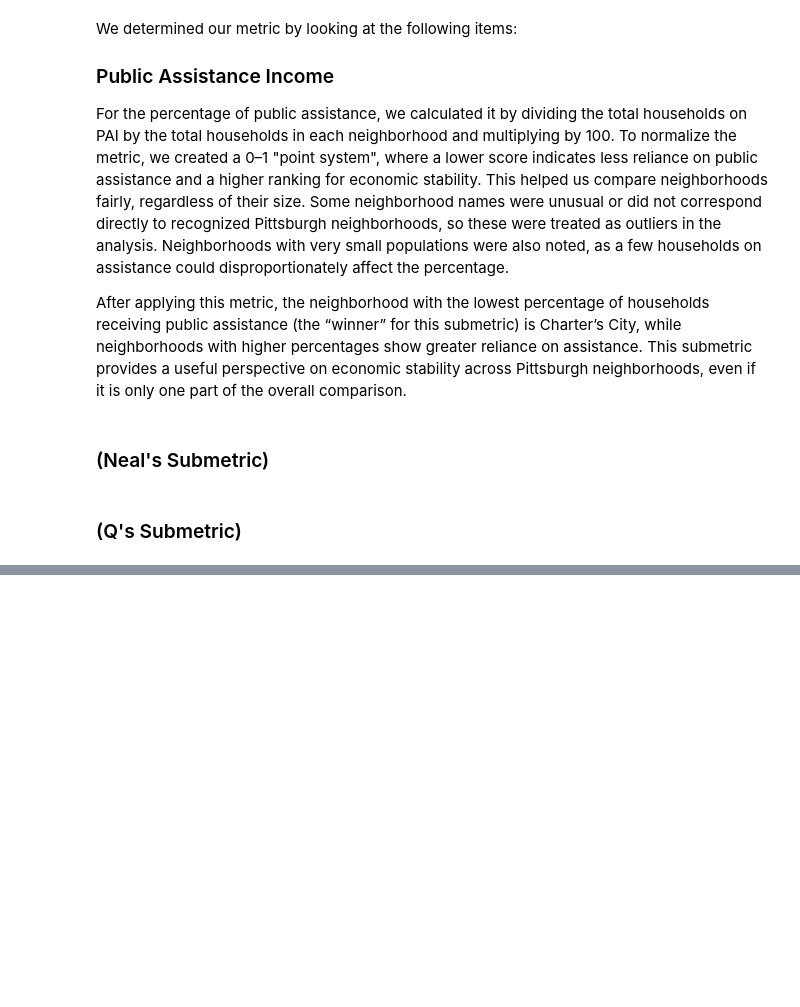
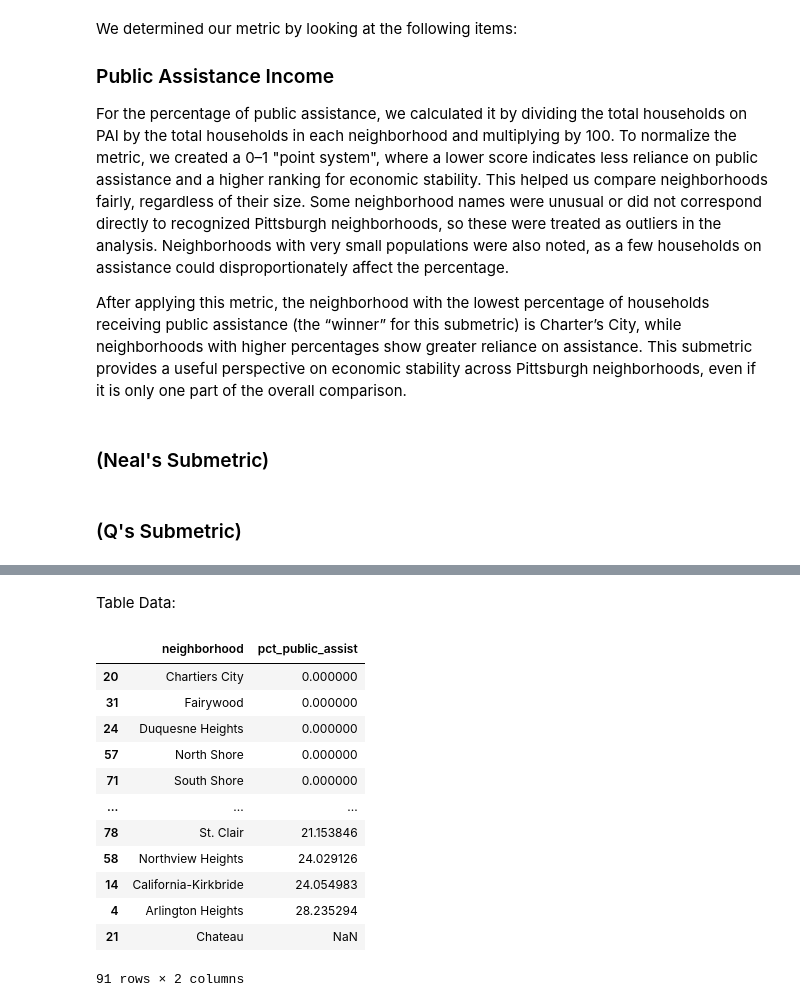
Before and after one commit to aihzelcipriano/finalproject, a Jupyter notebook: FINALREPORT.ipynb, the cells around one changed output, grey strips where cells are left out. Saved outputs shown, nothing was run; the diff lists cells and outputs as text; code cells hidden in the pictures; blank space fills up the shorter version.

```diff
--- a/FINALREPORT.ipynb
+++ b/FINALREPORT.ipynb
@@ -103,0 +101,18 @@ plt.show()
+# %% [markdown]
+Table Data:
+# %%
+ranked[['neighborhood', 'pct_public_assist']]
+# %% [output]
+|  | neighborhood | pct_public_assist |
+| 20 | Chartiers City | 0.000000 |
+| 31 | Fairywood | 0.000000 |
+| 24 | Duquesne Heights | 0.000000 |
+| 57 | North Shore | 0.000000 |
+| 71 | South Shore | 0.000000 |
+| ... | ... | ... |
+| 78 | St. Clair | 21.153846 |
+| 58 | Northview Heights | 24.029126 |
+| 14 | California-Kirkbride | 24.054983 |
+| 4 | Arlington Heights | 28.235294 |
+| 21 | Chateau | NaN |
+91 rows × 2 columns
```
Also changed, not shown: parts of 10 cells of this notebook, 1 other file.
